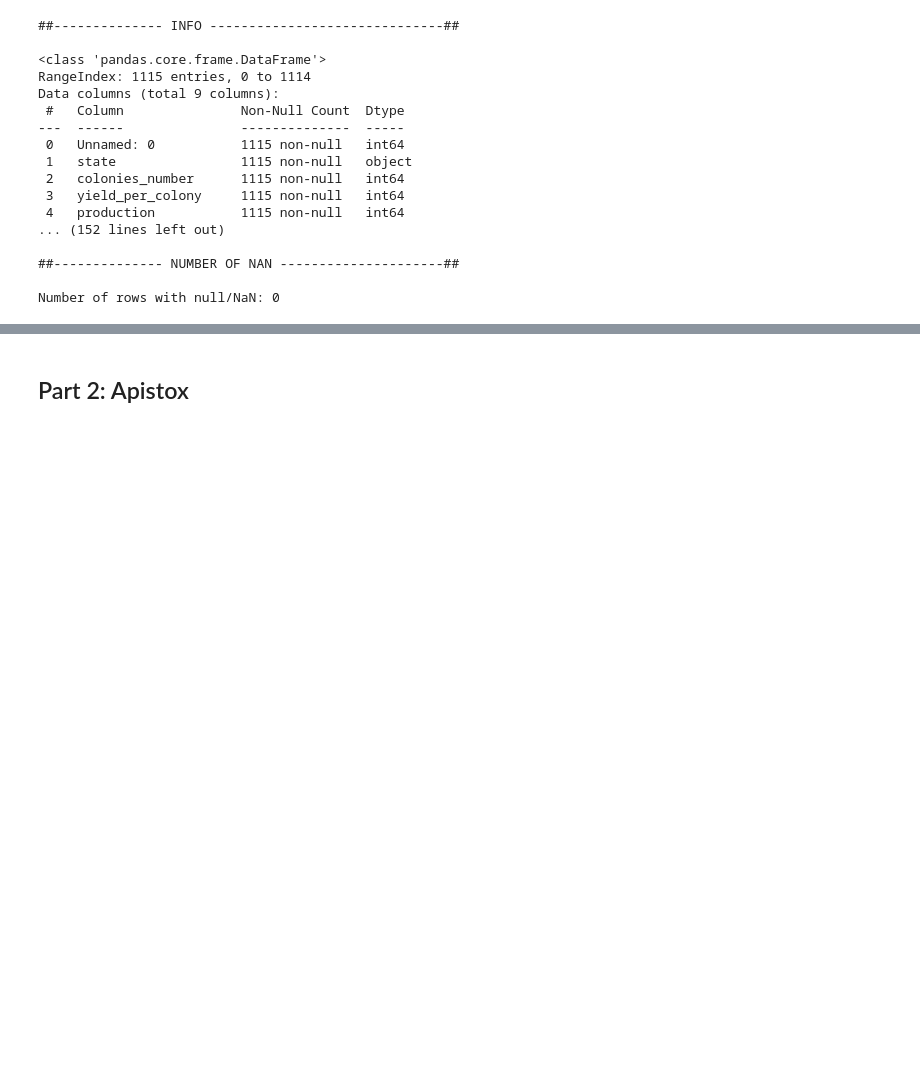
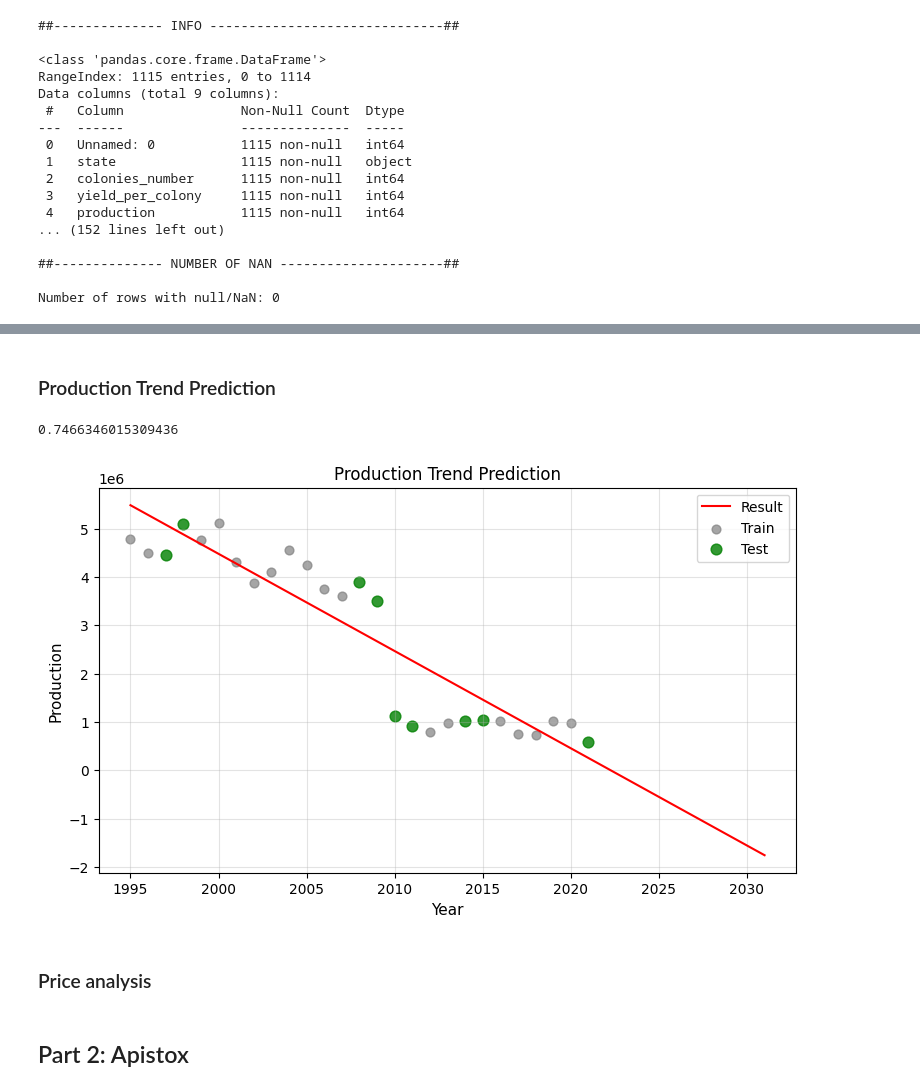
Before and after one commit to Ddav3/Bees_production_analysis, a Jupyter notebook: bees_production.ipynb, the cells around one changed output, grey strips where cells are left out. Drawn from its saved outputs; the diff is of its cells as text; code cells hidden in the pictures; blank space fills up the shorter version.

```diff
--- a/bees_production.ipynb
+++ b/bees_production.ipynb
@@ -76,3 +83,41 @@ for state in honey_production_df.state.unique():
+# %% [markdown]
+### Production Trend Prediction
+# %%
+#setting up data
+import numpy as np
+years = honey_production_df['year'].unique()
+production_means = honey_production_df.groupby("year")["production"].mean()
+
+#preparing the model
+X_train, X_test, y_train, y_test = train_test_split(years.reshape(-1,1),
+                                                    production_means.values,
+                                                    test_size=0.3,
+                                                    random_state=40)
+model= LinearRegression()
+model.fit(X = X_train, y = y_train)
+print(model.score(X_test, y_test))
+
+#setting up the data for predictions
+future_years = np.arange(2022, 2032)
+years = np.concatenate([years,future_years])
+y_pred = model.predict(years.reshape(-1, 1))
+
+#plotting the results
+plt.figure(figsize=(9, 5))
+plt.plot(years, y_pred, color="red", label="Result")
+plt.scatter(X_train, y_train, color="grey", s=40, alpha=0.7, label="Train")
+plt.scatter(X_test, y_test, color="green", s=60, alpha=0.8, label="Test")
+plt.xlabel("Year", fontsize = 11)
+plt.ylabel("Production", fontsize = 11)
+plt.title("Production Trend Prediction")
+plt.legend()
+plt.grid(True, alpha=0.35)
+plt.show()
+# %% [output]
+0.7466346015309436
+[figure, added]
+# %% [markdown]
+### Price analysis
 # %% [markdown]
 ## Part 2: Apistox
 # %% [markdown]
```
Also changed, not shown: parts of 4 cells of this notebook.
